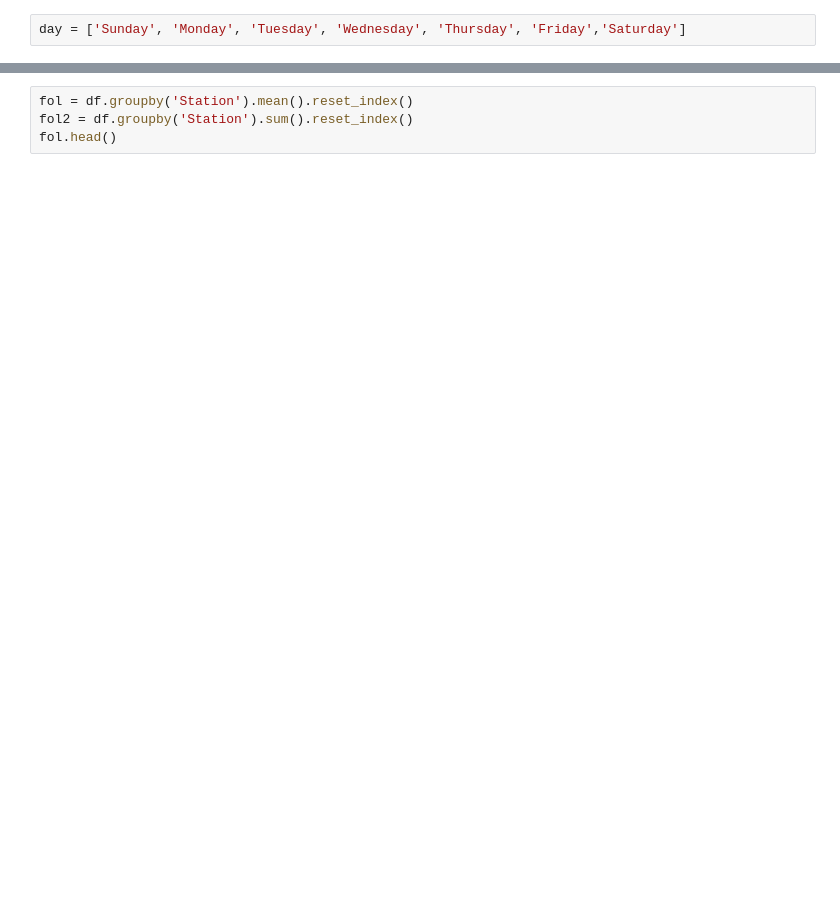
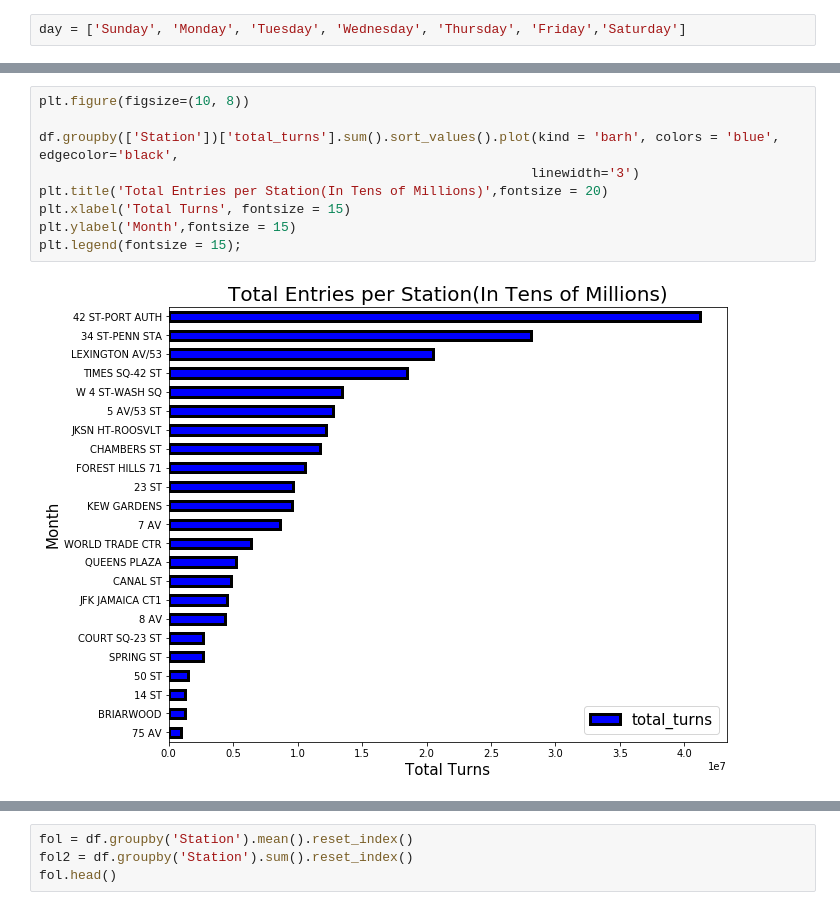
Before and after one commit to gsrankel/Capstone, a Jupyter notebook: Modeling.ipynb, the cells around one changed output, grey strips where cells are left out. Saved outputs shown, nothing was run; the diff lists cells and outputs as text; blank space fills up the shorter version.

```diff
--- a/Modeling.ipynb
+++ b/Modeling.ipynb
@@ -737,0 +710,11 @@ Text(0, 0.5, 'day')
+# %%
+plt.figure(figsize=(10, 8))
+
+df.groupby(['Station'])['total_turns'].sum().sort_values().plot(kind = 'barh', colors = 'blue', edgecolor='black',
+                                                               linewidth='3')
+plt.title('Total Entries per Station(In Tens of Millions)',fontsize = 20)
+plt.xlabel('Total Turns', fontsize = 15)
+plt.ylabel('Month',fontsize = 15)
+plt.legend(fontsize = 15);
+# %% [output]
+[figure, added]
```
Also changed, not shown: parts of 79 cells of this notebook, 2 other files.
